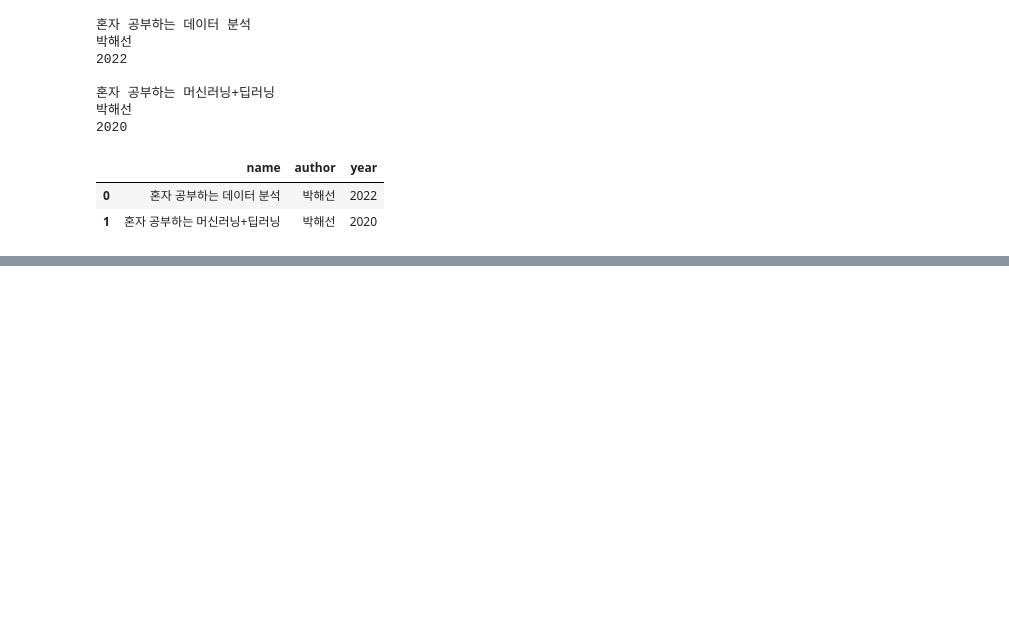
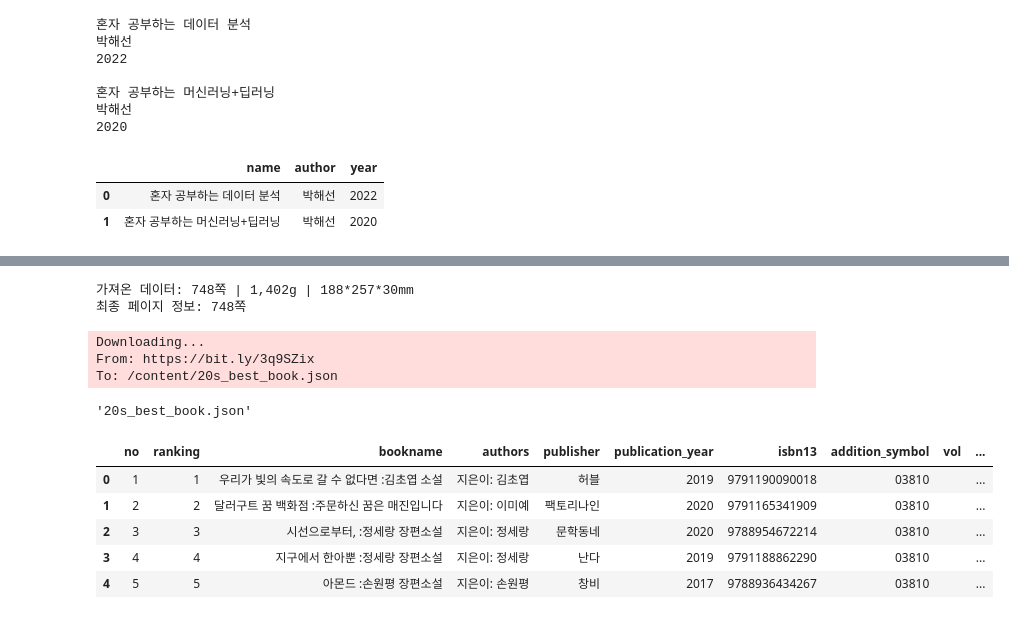
Before and after one commit to kipkii/Big_Wave, a Jupyter notebook: 4주차_실습.ipynb, the cells around one changed output, grey strips where cells are left out. Cells and saved outputs as stored; diff of their text form; code cells hidden in the pictures; blank space fills up the shorter version.

```diff
--- a/4주차_실습.ipynb
+++ b/4주차_실습.ipynb
@@ -337,0 +414,61 @@ print(data)
+# %%
+from IPython.utils.text import re
+import requests
+from bs4 import BeautifulSoup
+
+#infoset_specific > div.infoSetCont_wrap > div > table > tbody > tr:nth-child(2) > td
+
+url = "https://www.yes24.com/product/goods/143912145"
+
+
+## 웹사이트 입장에서 입구컷 방지용
+## 난 python이지만 본체는 윈도우 10 크롬브라우저야~ 하고 소개하기!
+
+headers = {
+    'User-Agent': 'Mozilla/5.0 (Windows NT 10.0; Win64; x64) AppleWebKit/537.36 (KHTML, like Gecko) Chrome/119.0.0.0 Safari/537.36'
+}
+
+response = requests.get(url, headers=headers)
+
+
+## 정상 성공 확인(200)
+
+if response.status_code == 200:
+    soup = BeautifulSoup(response.text, 'html.parser')
+
+    selector = "#infoset_specific > div.infoSetCont_wrap > div > table > tbody > tr:nth-child(2) > td"
+
+    element = soup.select_one(selector)
+
+    if element:
+        print("가져온 데이터:", element.get_text(strip=True))
+        page_data = element.get_text(strip=True).split('|')[0].strip()
+        print(f"최종 페이지 정보: {page_data}")
+    else:
+        print("해당 요소를 찾을 수 없습니다. 선택자를 다시 확인해주세요.")
+else:
+    print(f"접속 실패: {response.status_code}")
+# %% [output]
+가져온 데이터: 748쪽 | 1,402g | 188*257*30mm
+최종 페이지 정보: 748쪽
+# %%
+import gdown
+
+gdown.download('https://bit.ly/3q9SZix','20s_best_book.json', quiet = False)
+# %% [output]
+Downloading...
+From: https://bit.ly/3q9SZix
+To: /content/20s_best_book.json
+'20s_best_book.json'
+# %%
+import pandas as pd
+
+pd.read_json('20s_best_book.json')
+books_df.head()
+# %% [output]
+|  | no | ranking | bookname | authors | publisher | publication_year | isbn13 | addition_symbol | vol | ... |
+| 0 | 1 | 1 | 우리가 빛의 속도로 갈 수 없다면 :김초엽 소설 | 지은이: 김초엽 | 허블 | 2019 | 9791190090018 | 03810 |  | ... |
+| 1 | 2 | 2 | 달러구트 꿈 백화점 :주문하신 꿈은 매진입니다 | 지은이: 이미예 | 팩토리나인 | 2020 | 9791165341909 | 03810 |  | ... |
+| 2 | 3 | 3 | 시선으로부터, :정세랑 장편소설 | 지은이: 정세랑 | 문학동네 | 2020 | 9788954672214 | 03810 |  | ... |
+| 3 | 4 | 4 | 지구에서 한아뿐 :정세랑 장편소설 | 지은이: 정세랑 | 난다 | 2019 | 9791188862290 | 03810 |  | ... |
+| 4 | 5 | 5 | 아몬드 :손원평 장편소설 | 지은이: 손원평 | 창비 | 2017 | 9788936434267 | 03810 |  | ... |
```
Also changed, not shown: parts of 24 cells of this notebook.
